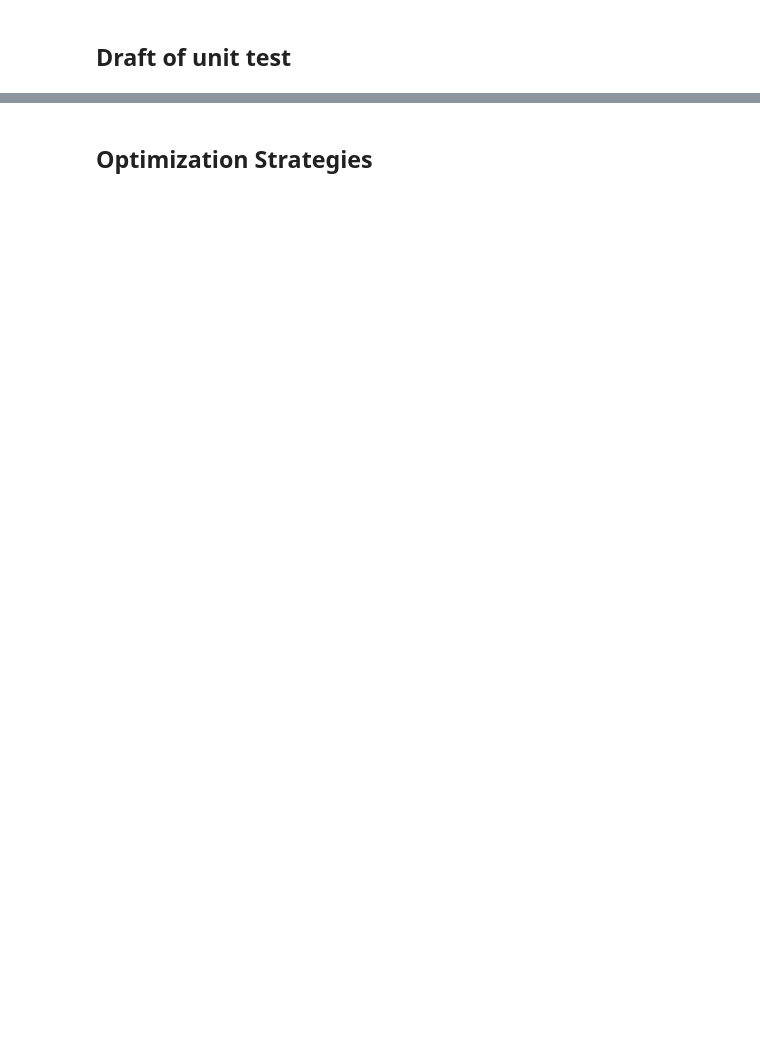
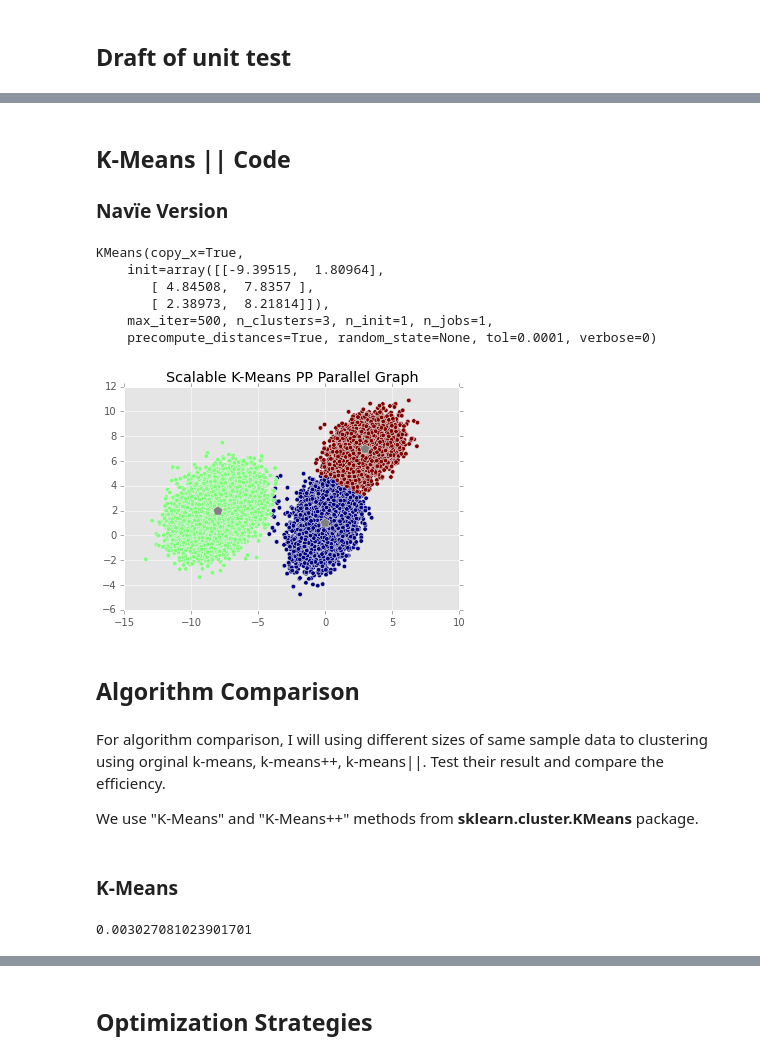
Before and after one commit to jtappler/ScalableKMeansPlusPlus, a Jupyter notebook: ScalableKMeansPlusPlus.ipynb, the cells around one changed output, grey strips where cells are left out. Saved outputs shown, nothing was run; the diff lists cells and outputs as text; code cells hidden in the pictures; blank space fills up the shorter version.

Commit message:
DataSimulation.py

```diff
--- a/ScalableKMeansPlusPlus.ipynb
+++ b/ScalableKMeansPlusPlus.ipynb
@@ -56,0 +112,29 @@ Let $C =\{c_1,...c_k\}$ be the ser of points and let $Y \subseteq X$. We define
+# %%
+# Simulated "Real" Data Set
+class SimulatedData:
+    def __init__(self, n, data):
+        self.data = data
+        self.n = n
+
+    def DataSimulation(n):
+        mean1 = np.array([0, 1])
+        cov1 = np.array([[1, 0.5], [0.5, 2]])
+
+        mean2 = np.array([3, 7])
+        cov2 = np.array([[1, 0.33], [0.33, 1]])
+
+        mean3 = np.array([-8, 2])
+        cov3 = np.array([[2, 0.66], [0.66, 2]])
+
+        tmp = np.vstack((np.random.multivariate_normal(mean1, cov1, n),
+                          np.random.multivariate_normal(mean2, cov2, n),
+                          np.random.multivariate_normal(mean3, cov3, n)))
+        data = tmp[np.random.choice(range(3*n),size = 3*n, replace=False),]
+        return data
+
+    def AsDataFrame(data):
+        df = pd.DataFrame(data,columns=["X","Y"])
+        return df
+# %%
+data = SimulatedData.DataSimulation(5)
+data
@@ -56,0 +157,4 @@ Let $C =\{c_1,...c_k\}$ be the ser of points and let $Y \subseteq X$. We define
+# %% [markdown]
+## K-Means || Code
+
+### Navïe Version
@@ -56,0 +204,38 @@ Let $C =\{c_1,...c_k\}$ be the ser of points and let $Y \subseteq X$. We define
+# %%
+data = SimulatedData.DataSimulation(10000)
+ScalableKMeansPP.KMeansParallel(data,3,6)
+# %% [output]
+KMeans(copy_x=True,
+    init=array([[-9.39515,  1.80964],
+       [ 4.84508,  7.8357 ],
+       [ 2.38973,  8.21814]]),
+    max_iter=500, n_clusters=3, n_init=1, n_jobs=1,
+    precompute_distances=True, random_state=None, tol=0.0001, verbose=0)
+# %%
+k = 3
+KMeansPP = ScalableKMeansPP.KMeansParallel(data=data, k=k, l=2*k); # paper suggesting using l=2k
+df = SimulatedData.AsDataFrame(data)
+plt.scatter(df.X,df.Y,c=KMeansPP.labels_);
+plt.scatter(KMeansPP.cluster_centers_[:,0],KMeansPP.cluster_centers_[:,1], c='grey', s=100, marker=(5,0));
+plt.title("Scalable K-Means PP Parallel Graph");
+# %% [output]
+[figure, added]
+# %% [markdown]
+## Algorithm Comparison
+# %% [markdown]
+For algorithm comparison, I will using different sizes of same sample data to clustering using orginal k-means, k-means++, k-means||. Test their result and compare the efficiency.
+
+We use "K-Means" and "K-Means++" methods from **sklearn.cluster.KMeans** package.
+# %% [markdown]
+### K-Means
+# %%
+import timeit
+data1 = SimulatedData.DataSimulation(100000)
+start = timeit.timeit()
+k = 3
+KMeans = sklearn.cluster.KMeans(n_clusters=3, init='random', n_init=10, max_iter=500, tol=0.0001)
+KMeans.fit(data1);
+end = timeit.timeit()
+print(end - start)
+# %% [output]
+0.003027081023901701
```
Also changed, not shown: parts of 33 cells of this notebook, 8 other files.
